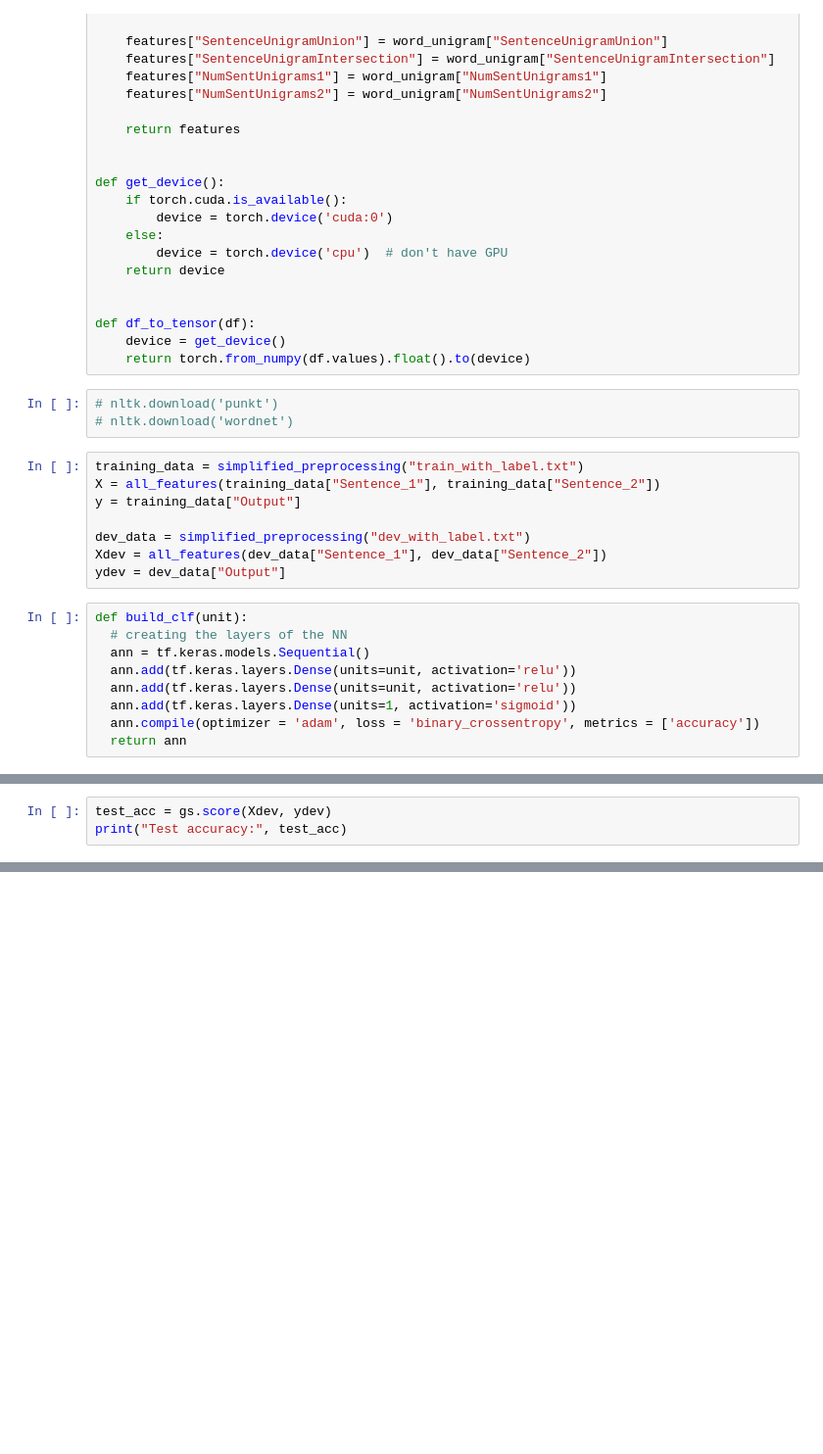
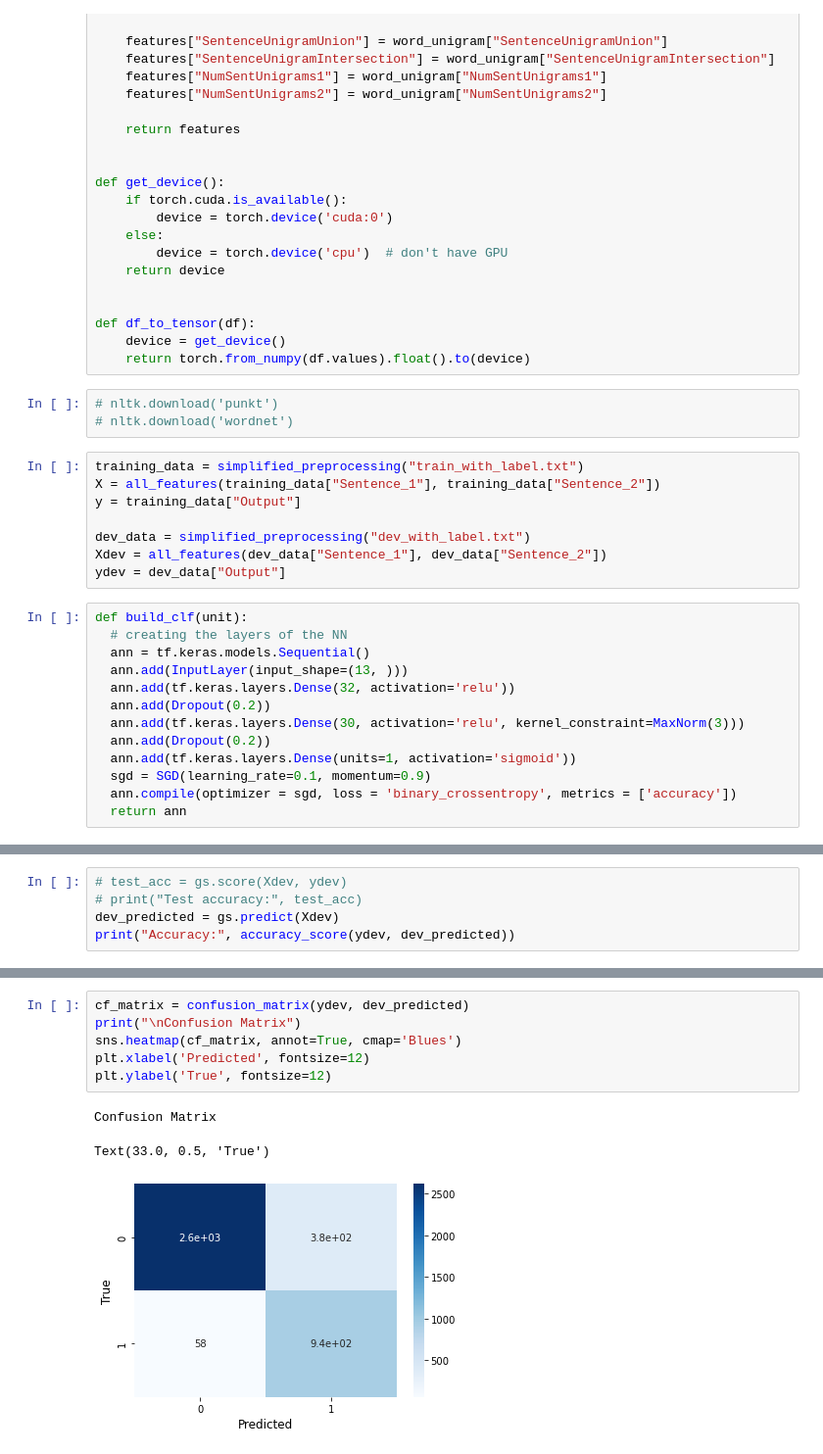
Before and after one commit to OwenKing2/MLFinalProject, a Jupyter notebook: KerasMLP.ipynb, the cells around one changed output, grey strips where cells are left out. Shown at 98% size. Drawn from its saved outputs; the diff is of its cells as text; blank space fills up the shorter version.

Commit message:
Improved MLP layers to include dropout

```diff
--- a/KerasMLP.ipynb
+++ b/KerasMLP.ipynb
@@ -195,13 +207,17 @@ y = training_data["Output"]
 dev_data = simplified_preprocessing("dev_with_label.txt")
 Xdev = all_features(dev_data["Sentence_1"], dev_data["Sentence_2"])
 ydev = dev_data["Output"]
-# %%
-def build_clf(unit):
-  # creating the layers of the NN
-  ann = tf.keras.models.Sequential()
-  ann.add(tf.keras.layers.Dense(units=unit, activation='relu'))
-  ann.add(tf.keras.layers.Dense(units=unit, activation='relu'))
-  ann.add(tf.keras.layers.Dense(units=1, activation='sigmoid'))
-  ann.compile(optimizer = 'adam', loss = 'binary_crossentropy', metrics = ['accuracy'])
-  return ann
+# %%
+def build_clf(unit):
+  # creating the layers of the NN
+  ann = tf.keras.models.Sequential()
+  ann.add(InputLayer(input_shape=(13, )))
+  ann.add(tf.keras.layers.Dense(32, activation='relu'))
+  ann.add(Dropout(0.2))
+  ann.add(tf.keras.layers.Dense(30, activation='relu', kernel_constraint=MaxNorm(3)))
+  ann.add(Dropout(0.2))
+  ann.add(tf.keras.layers.Dense(units=1, activation='sigmoid'))
+  sgd = SGD(learning_rate=0.1, momentum=0.9)
+  ann.compile(optimizer = sgd, loss = 'binary_crossentropy', metrics = ['accuracy'])
+  return ann
 # %%
@@ -247,4 +281,6 @@ print(accuracy)
 # %%
-test_acc = gs.score(Xdev, ydev)
-print("Test accuracy:", test_acc)
+# test_acc = gs.score(Xdev, ydev)
+# print("Test accuracy:", test_acc)
+dev_predicted = gs.predict(Xdev)
+print("Accuracy:", accuracy_score(ydev, dev_predicted))
 # %% [output]
@@ -268,0 +306,10 @@ def test_preprocess(filename):
+# %%
+cf_matrix = confusion_matrix(ydev, dev_predicted)
+print("\nConfusion Matrix")
+sns.heatmap(cf_matrix, annot=True, cmap='Blues')
+plt.xlabel('Predicted', fontsize=12)
+plt.ylabel('True', fontsize=12)
+# %% [output]
+Confusion Matrix
+Text(33.0, 0.5, 'True')
+[figure, added]
```
Also changed, not shown: parts of 10 cells of this notebook.
